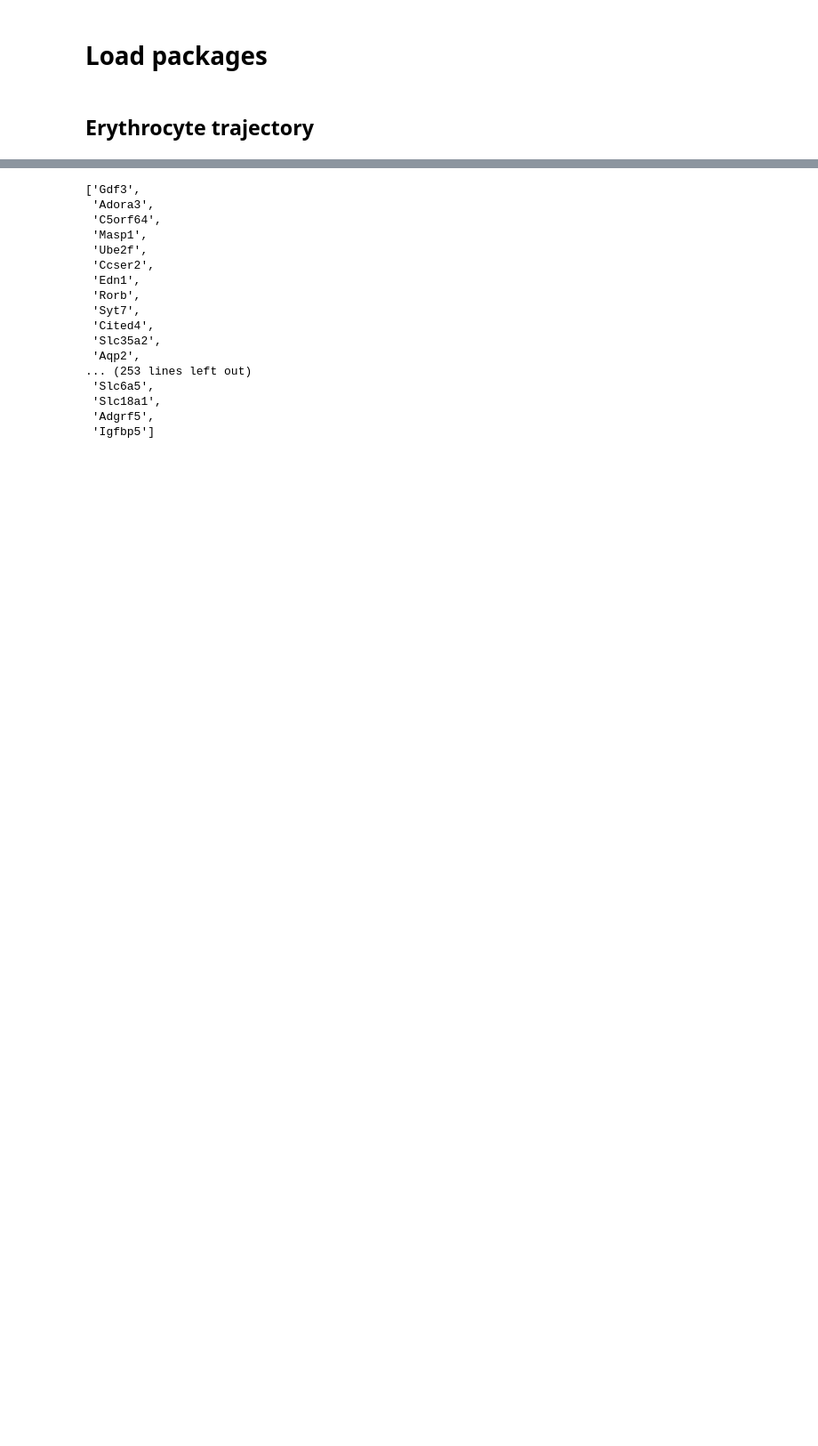
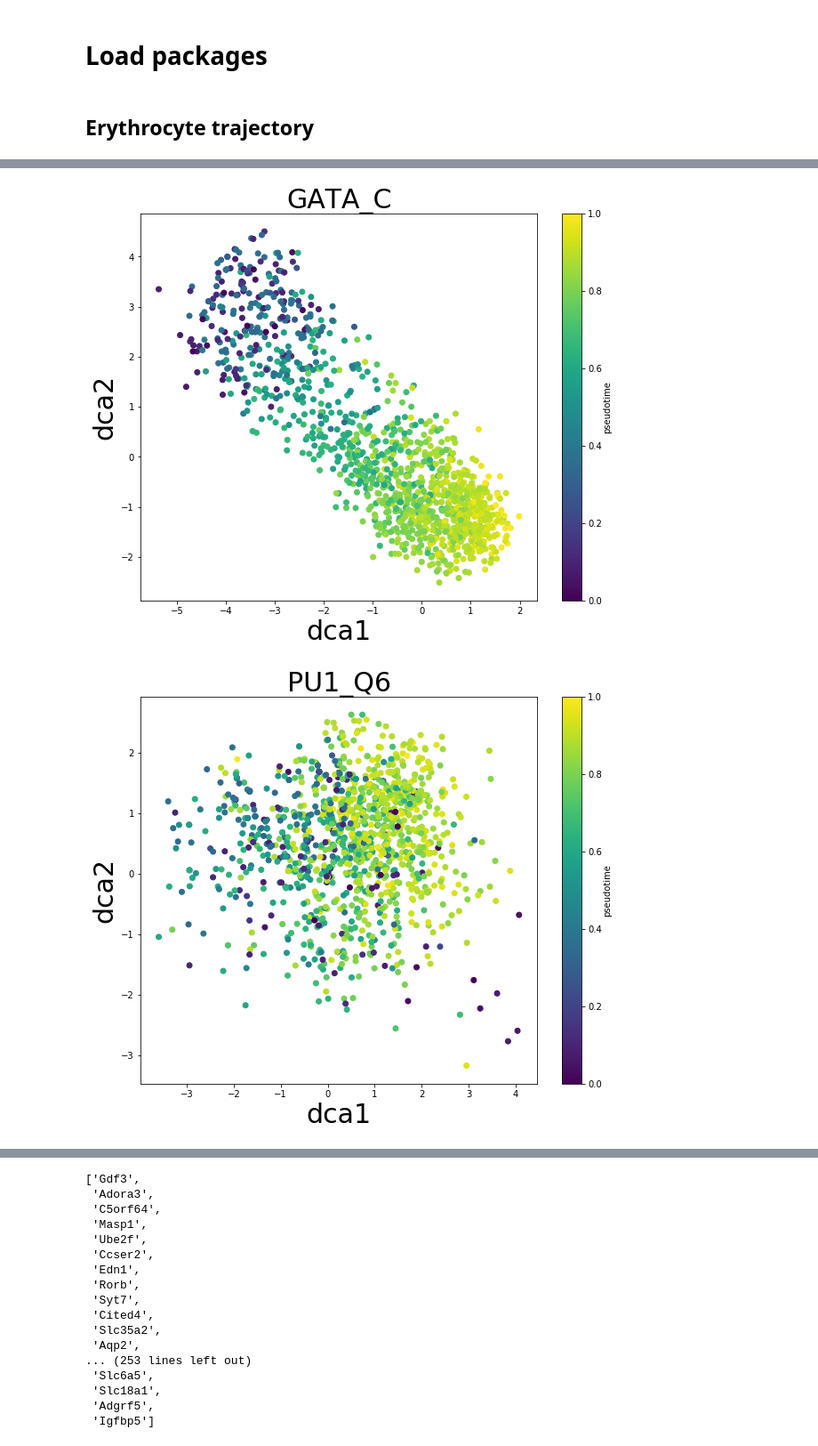
Before and after one commit to lkmklsmn/DrivAER, a Jupyter notebook: DrivAER_Tutorial.ipynb, the cells around one changed output, grey strips where cells are left out. Shown: that part at 89% size. Saved outputs shown, nothing was run; the diff lists cells and outputs as text; code cells hidden in the pictures; blank space fills up the shorter version.

```diff
--- a/DrivAER_Tutorial.ipynb
+++ b/DrivAER_Tutorial.ipynb
@@ -19,0 +14,3 @@ p1=total_count
+# %%
+res1 = dv.calc_relevance(count = count1, pheno = pt1, tf_targets = C3_mouse[["GATAAGR_GATA_C","GATA_C", "GATA_Q6", "PU1_Q6"]],
+                           min_targets=5, datatype = "continuous")
@@ -19,0 +36,6 @@ p1=total_count
+# %%
+dv.embedding_plot(result=res1, tf_name="GATA_C", pheno=pt1, datatype="continuous", save=False)
+dv.embedding_plot(result=res1, tf_name="PU1_Q6", pheno=pt1, datatype="continuous", save=False)
+# %% [output]
+[figure, added]
+[figure, added]
```
Also changed, not shown: parts of 11 cells of this notebook, 4 other files.
